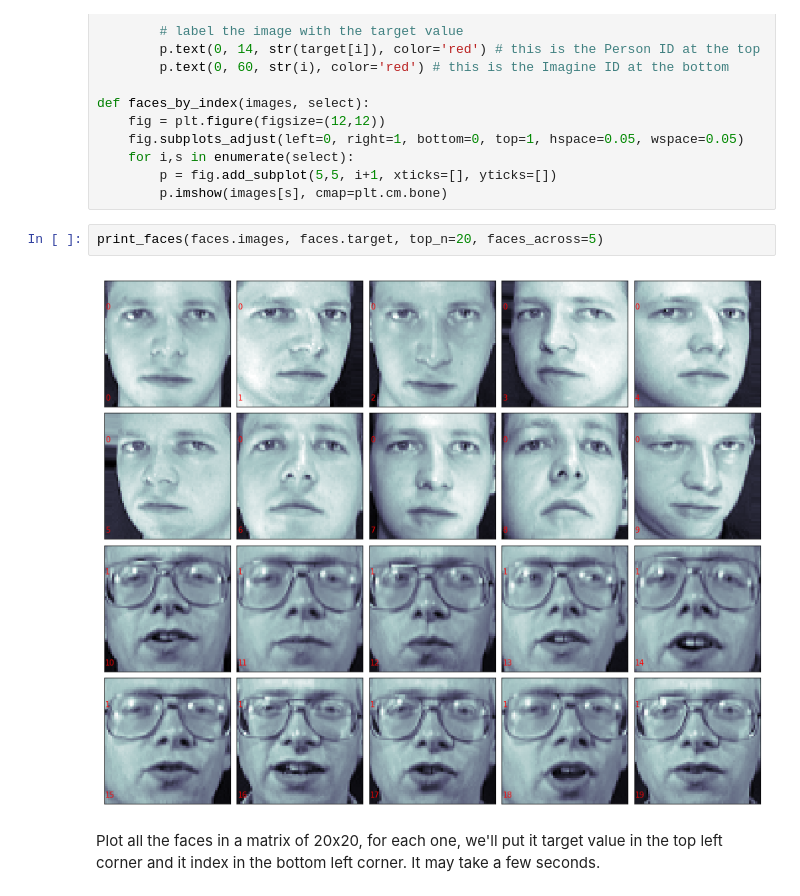
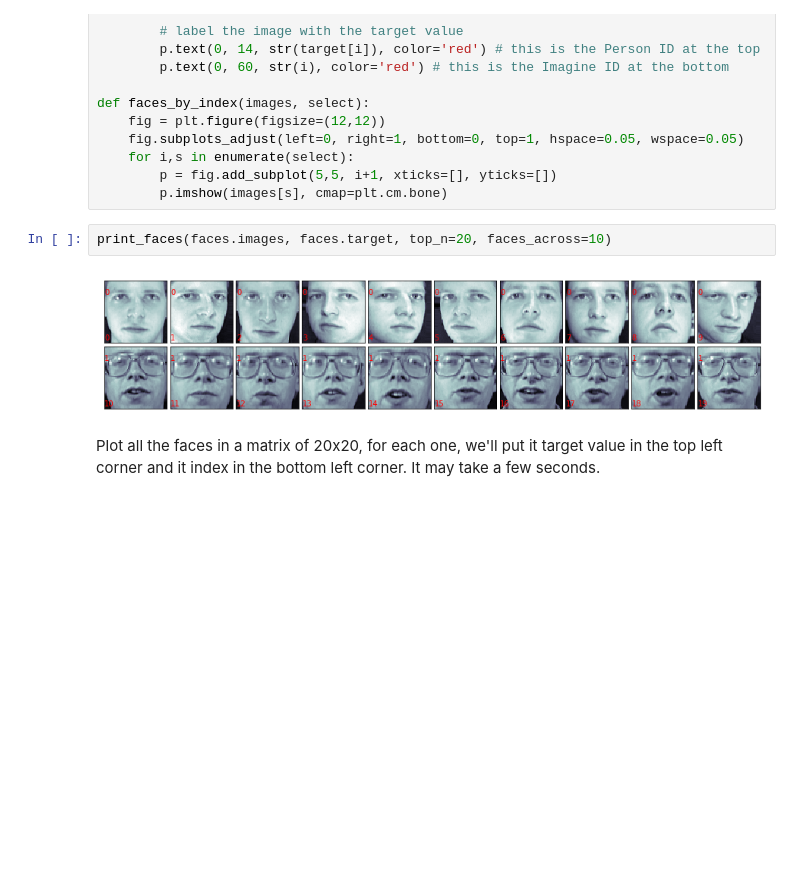
Before and after one commit to rjm49/scikit-learn-book, a Jupyter notebook: Chapter 2 - Supervised Learning - Image Recognition with Support Vector Machines.ipynb, the cells around one changed output. Saved outputs shown, nothing was run; the diff lists cells and outputs as text; blank space fills up the shorter version.

Commit message:
Updates to face recognition notebook

```diff
--- a/Chapter 2 - Supervised Learning - Image Recognition with Support Vector Machines.ipynb
+++ b/Chapter 2 - Supervised Learning - Image Recognition with Support Vector Machines.ipynb
@@ -114,9 +117,9 @@ def faces_by_index(images, select):
         p = fig.add_subplot(5,5, i+1, xticks=[], yticks=[])
         p.imshow(images[s], cmap=plt.cm.bone)
 # %%
-print_faces(faces.images, faces.target, top_n=20, faces_across=5)
+print_faces(faces.images, faces.target, top_n=20, faces_across=10)
 # %% [output]
-[figure, old version]
+[figure, new version]
 # %% [markdown]
 Plot all the faces in a matrix of 20x20, for each one, we'll put it target value in the top left corner and it index in the bottom left corner.
 It may take a few seconds.
```
Also changed, not shown: parts of 9 cells of this notebook, 4 other files.
